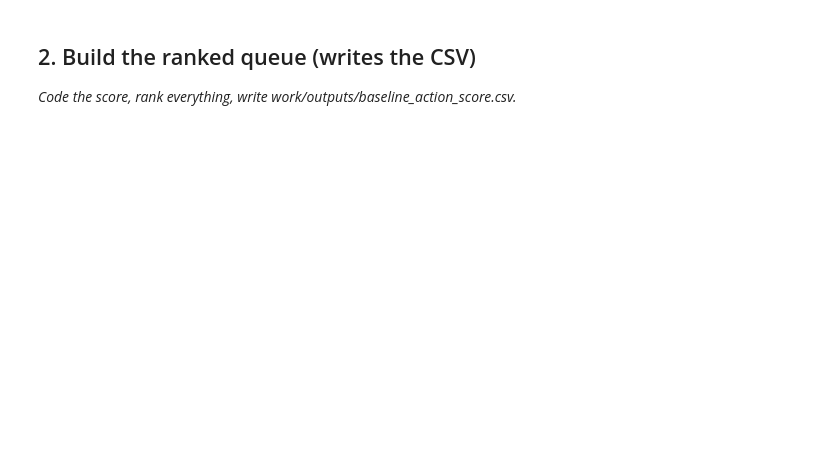
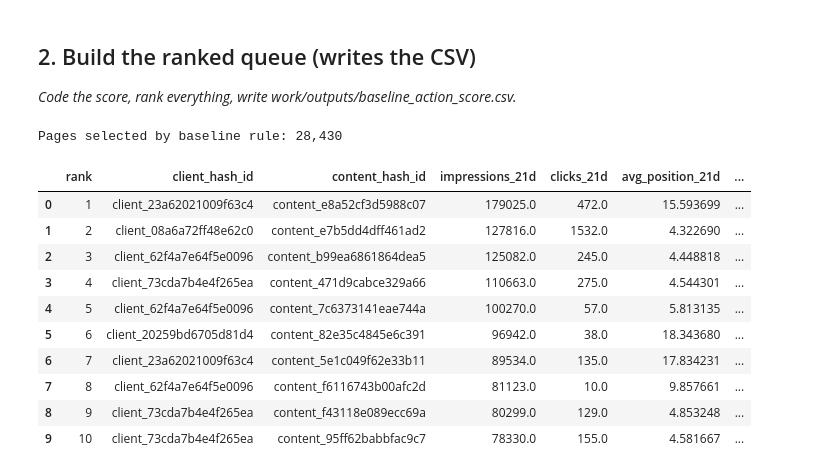
Before and after one commit to damiannogueira/flyrank-ml-intership, a Jupyter notebook: work/notebooks/w04_baseline_score.ipynb, the cells around one changed output. Cells and saved outputs as stored; diff of their text form; code cells hidden in the pictures; blank space fills up the shorter version.

```diff
--- a/work/notebooks/w04_baseline_score.ipynb
+++ b/work/notebooks/w04_baseline_score.ipynb
@@ -22,0 +196,65 @@ This skeleton is yours to fill. Work the sections **in order** — each one has
+# %%
+# Build the transparent baseline queue using only pre-decision signals.
+# Future-window columns and labels are deliberately excluded.
+
+baseline_queue = signal_frame[
+    [
+        "client_hash_id",
+        "content_hash_id",
+        "impressions_21d",
+        "clicks_21d",
+        "avg_position_21d",
+    ]
+].copy()
+
+# Apply the single baseline rule.
+baseline_queue["qualifies"] = (
+    (baseline_queue["impressions_21d"] >= 500)
+    & (baseline_queue["avg_position_21d"] >= 4)
+    & (baseline_queue["avg_position_21d"] < 20)
+)
+
+# Score qualifying pages by their observed pre-decision search visibility.
+baseline_queue["baseline_score"] = (
+    baseline_queue["qualifies"].astype(int)
+    * baseline_queue["impressions_21d"]
+)
+
+# Keep one reason code and one action label for selected pages.
+baseline_queue["reason_code"] = baseline_queue["qualifies"].map(
+    {True: "visible_mid_rank", False: ""}
+)
+
+baseline_queue["action_label"] = baseline_queue["qualifies"].map(
+    {True: "REVIEW_REFRESH", False: ""}
+)
+
+# Keep only pages selected by the rule and rank highest score first.
+ranked_queue = (
+    baseline_queue[baseline_queue["qualifies"]]
+    .drop(columns="qualifies")
+    .sort_values(
+        ["baseline_score", "client_hash_id", "content_hash_id"],
+        ascending=[False, True, True]
+    )
+    .reset_index(drop=True)
+)
+
+ranked_queue.insert(0, "rank", range(1, len(ranked_queue) + 1))
+
+print(f"Pages selected by baseline rule: {len(ranked_queue):,}")
+
+ranked_queue.head(10)
+# %% [output]
+Pages selected by baseline rule: 28,430
+|  | rank | client_hash_id | content_hash_id | impressions_21d | clicks_21d | avg_position_21d | ... |
+| 0 | 1 | client_23a62021009f63c4 | content_e8a52cf3d5988c07 | 179025.0 | 472.0 | 15.593699 | ... |
+| 1 | 2 | client_08a6a72ff48e62c0 | content_e7b5dd4dff461ad2 | 127816.0 | 1532.0 | 4.322690 | ... |
+| 2 | 3 | client_62f4a7e64f5e0096 | content_b99ea6861864dea5 | 125082.0 | 245.0 | 4.448818 | ... |
+| 3 | 4 | client_73cda7b4e4f265ea | content_471d9cabce329a66 | 110663.0 | 275.0 | 4.544301 | ... |
+| 4 | 5 | client_62f4a7e64f5e0096 | content_7c6373141eae744a | 100270.0 | 57.0 | 5.813135 | ... |
+| 5 | 6 | client_20259bd6705d81d4 | content_82e35c4845e6c391 | 96942.0 | 38.0 | 18.343680 | ... |
+| 6 | 7 | client_23a62021009f63c4 | content_5e1c049f62e33b11 | 89534.0 | 135.0 | 17.834231 | ... |
+| 7 | 8 | client_62f4a7e64f5e0096 | content_f6116743b00afc2d | 81123.0 | 10.0 | 9.857661 | ... |
+| 8 | 9 | client_73cda7b4e4f265ea | content_f43118e089ecc69a | 80299.0 | 129.0 | 4.853248 | ... |
+| 9 | 10 | client_73cda7b4e4f265ea | content_95ff62babbfac9c7 | 78330.0 | 155.0 | 4.581667 | ... |
```
Also changed, not shown: parts of 27 cells of this notebook.
